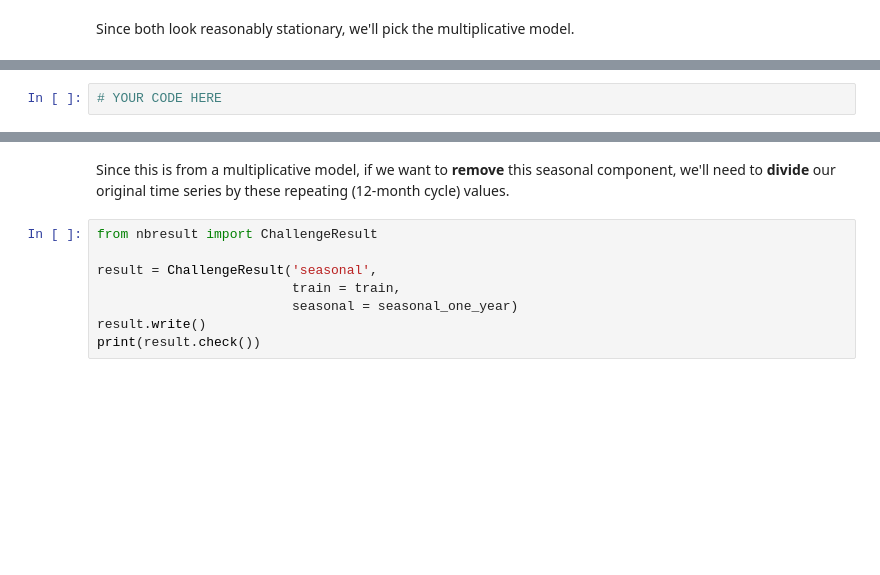
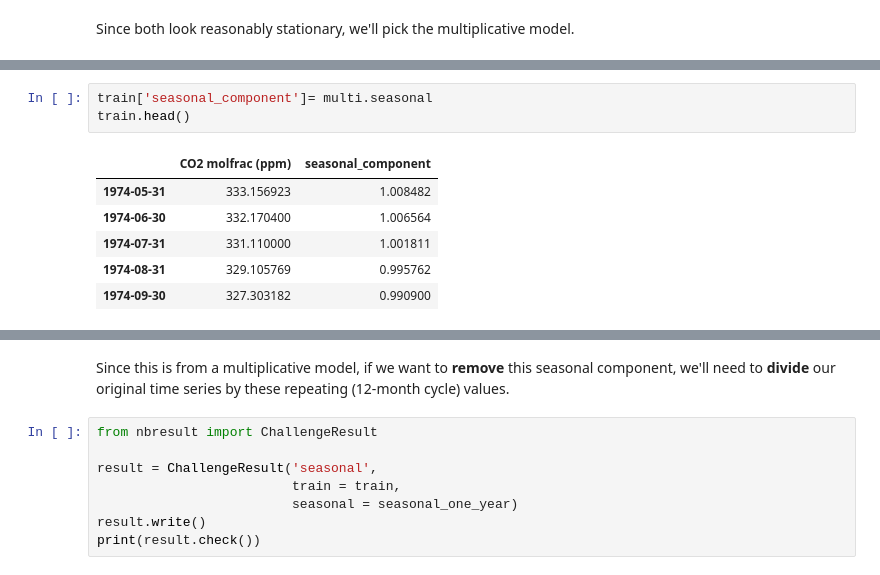
Before and after one commit to ParissaPeimaniyfard/data-arima-101, a Jupyter notebook: arima_seasonal_intro.ipynb, the cells around one changed output, grey strips where cells are left out. Cells and saved outputs as stored; diff of their text form; blank space fills up the shorter version.

```diff
--- a/arima_seasonal_intro.ipynb
+++ b/arima_seasonal_intro.ipynb
@@ -428,4 +449,12 @@ After you do this, create a separate, smaller DataFrame that only includes __one
 
 <img src = "https://wagon-public-datasets.s3.amazonaws.com/data-science-images/05-ML/09-Time-Series/seasonal_component_one.png">
 # %%
-# YOUR CODE HERE
+train['seasonal_component']= multi.seasonal
+train.head()
+# %% [output]
+|  | CO2 molfrac (ppm) | seasonal_component |
+| 1974-05-31 | 333.156923 | 1.008482 |
+| 1974-06-30 | 332.170400 | 1.006564 |
+| 1974-07-31 | 331.110000 | 1.001811 |
+| 1974-08-31 | 329.105769 | 0.995762 |
+| 1974-09-30 | 327.303182 | 0.990900 |
```
Also changed, not shown: parts of 39 cells of this notebook, 1 other file.
